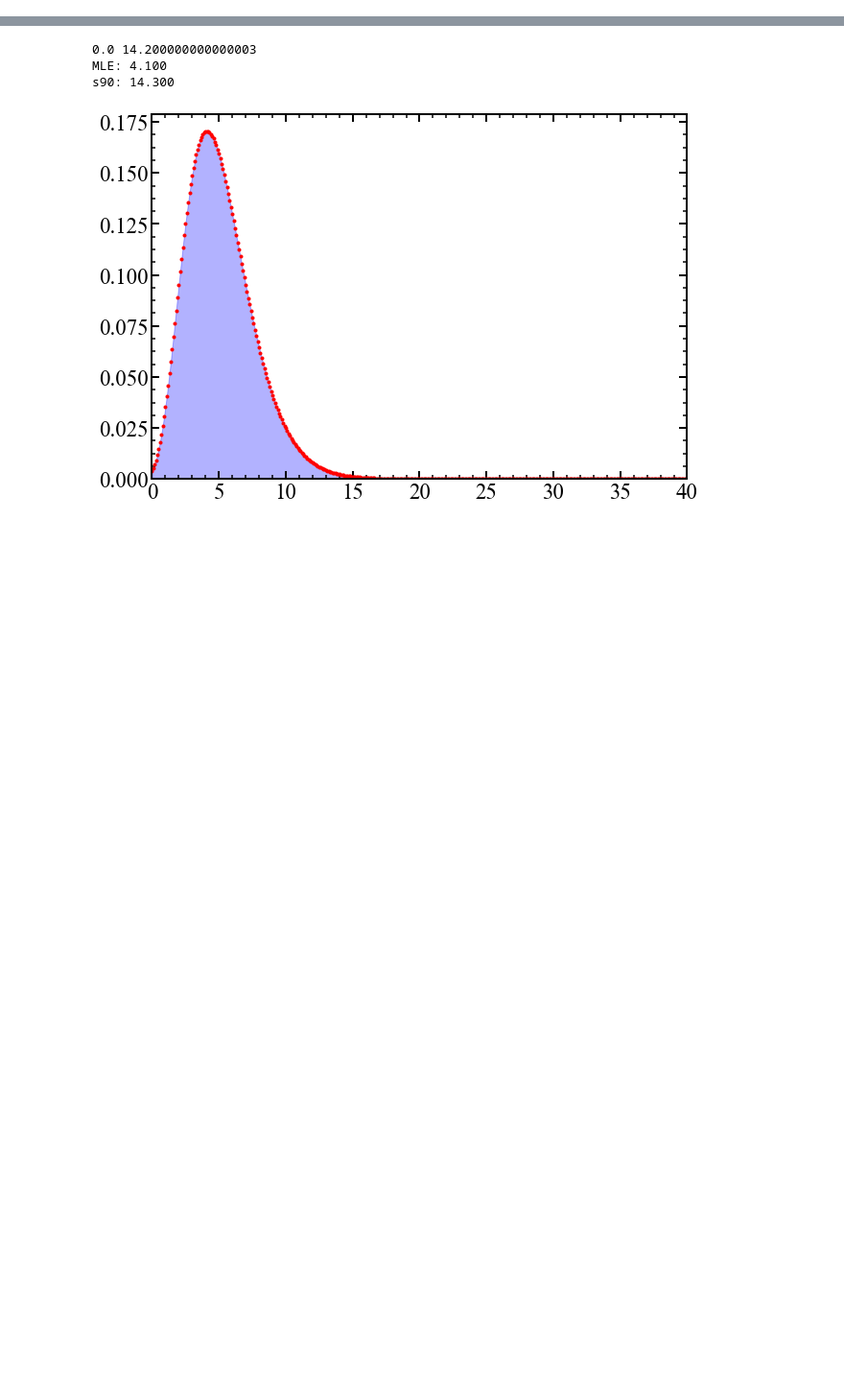
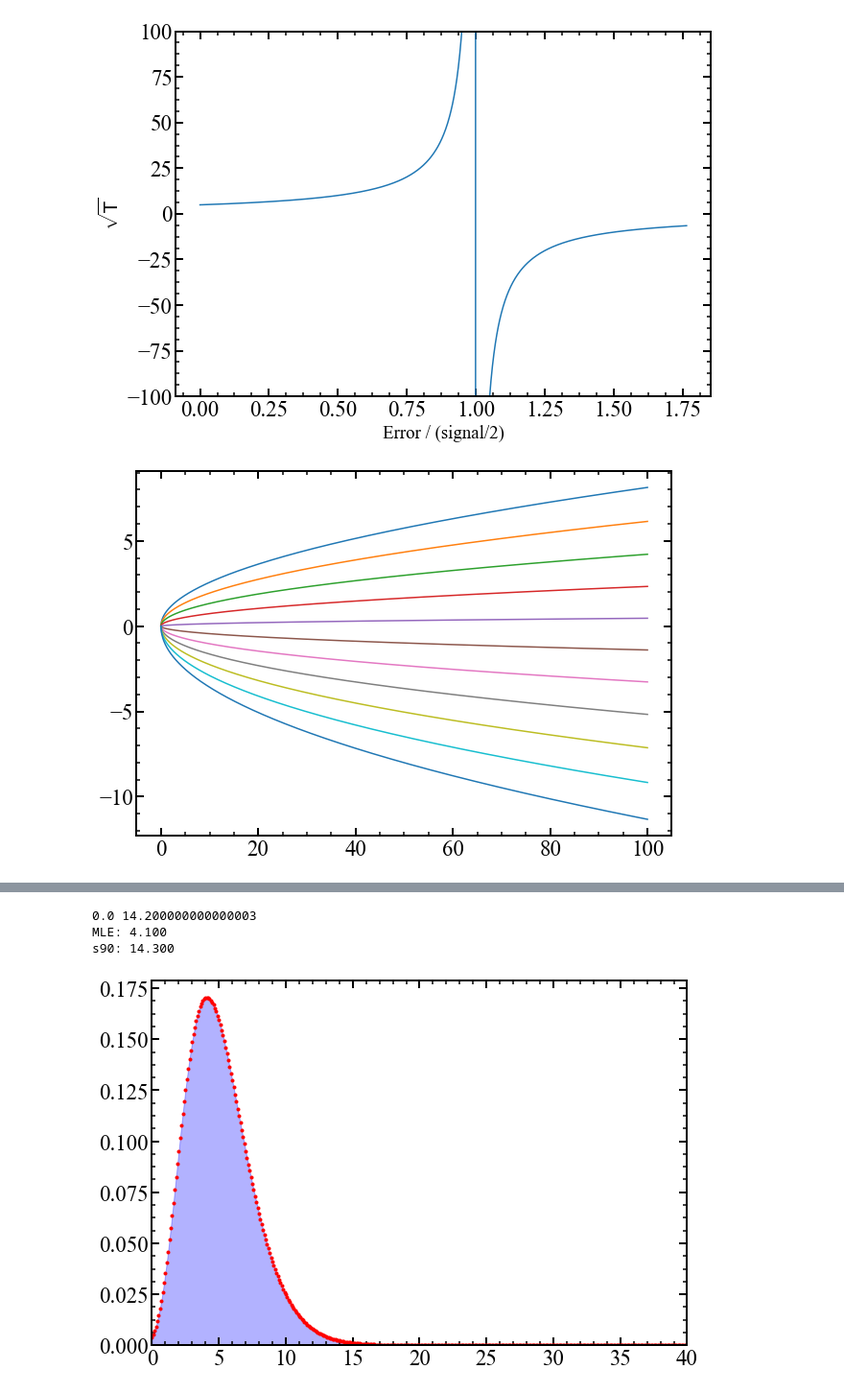
Before and after one commit to MorganAskins/TTD_Watchman, a Jupyter notebook: PoissonLikelihood.ipynb, the cells around one changed output, grey strips where cells are left out. Shown at 96% size. Drawn from its saved outputs; the diff is of its cells as text; code cells hidden in the pictures; blank space fills up the shorter version.

```diff
--- a/PoissonLikelihood.ipynb
+++ b/PoissonLikelihood.ipynb
@@ -0,0 +459,36 @@
+# %%
+## Jeremy
+def j(r, b, db, k):
+    # k1=k2=k
+    bhi = b+db
+    blo = b-db
+    return (k*bhi**0.5+k*(r+blo)**0.5)/(r-(bhi-blo))
+
+def j_inv(time, r, b, db):
+    #return k1=k2
+    return 2*time**0.5*(r-2*db)/((r+b-db)**0.5+(b+db)**0.5)
+
+## Two things to plot, root_t vs db, then k vs T
+# signal to noise:
+snr = 1.7
+
+b = 2.8/7
+s = b*snr
+
+db = np.linspace(0,1.5,1001)*b
+plt.plot(db/(s/2), j(s, b, db, 2),
+        label='$$'
+        )
+plt.xlabel('Error / (signal/2)')
+plt.ylim(-100, 100)
+plt.ylabel('$\sqrt{T}$')
+plt.show()
+
+T = np.linspace(0,100,1001)
+bset = np.linspace(0,2,11)
+for bb in bset:
+    plt.plot(T, j_inv(T, s, b, bb*b))
+plt.show()
+# %% [output]
+[figure, added]
+[figure, added]
```
Also changed, not shown: parts of 15 cells of this notebook.
